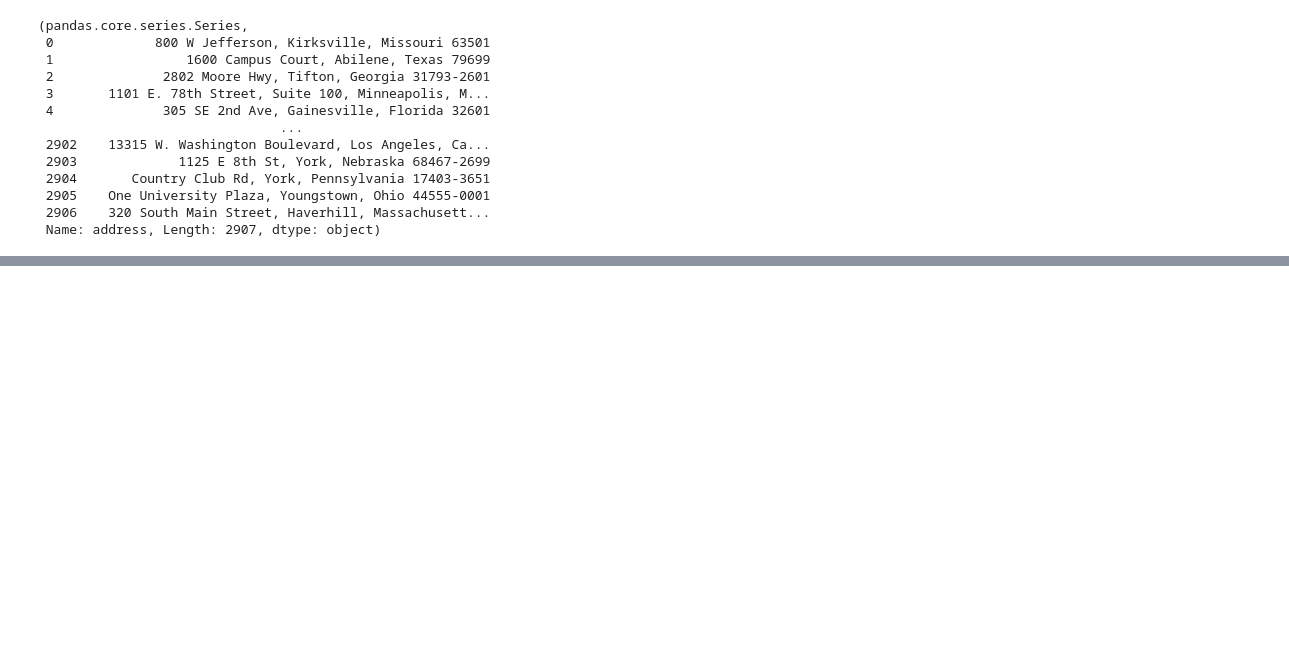
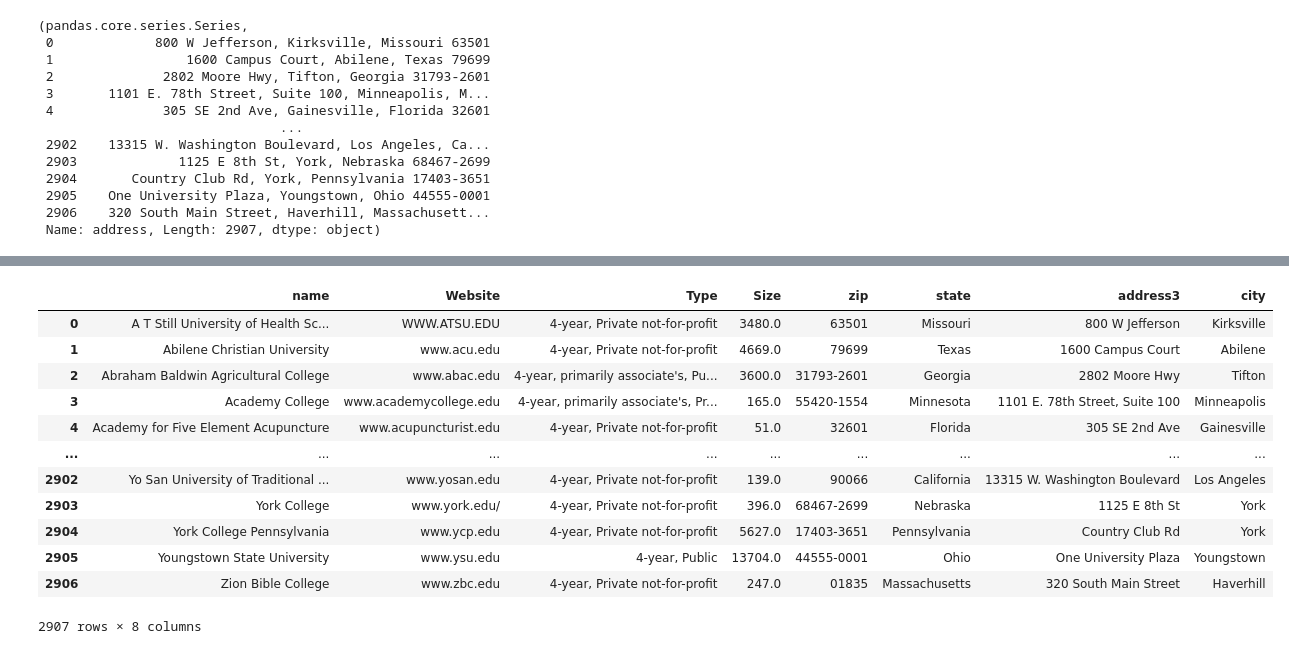
Before and after one commit to nanthalec/INTRO-TO-DATA-ANALYSIS, a Jupyter notebook: university.ipynb, the cells around one changed output, grey strips where cells are left out. Cells and saved outputs as stored; diff of their text form; code cells hidden in the pictures; blank space fills up the shorter version.

```diff
--- a/university.ipynb
+++ b/university.ipynb
@@ -347,0 +304,2 @@ addy_split
+# %%
+university.drop('address', axis=1, inplace=True)
@@ -347,0 +322,4 @@ addy_split
+# %%
+university[['address2','state']] = university['address_'].str.rsplit(', ',1, expand=True)
+# %%
+university.drop('address_', axis=1, inplace=True)
@@ -347,0 +343,17 @@ addy_split
+# %%
+university.drop('address2', axis=1, inplace=True)
+university
+# %% [output]
+|  | name | Website | Type | Size | zip | state | address3 | city |
+| 0 | A T Still University of Health Sc... | WWW.ATSU.EDU | 4-year, Private not-for-profit | 3480.0 | 63501 | Missouri | 800 W Jefferson | Kirksville |
+| 1 | Abilene Christian University | www.acu.edu | 4-year, Private not-for-profit | 4669.0 | 79699 | Texas | 1600 Campus Court | Abilene |
+| 2 | Abraham Baldwin Agricultural College | www.abac.edu | 4-year, primarily associate's, Pu... | 3600.0 | 31793-2601 | Georgia | 2802 Moore Hwy | Tifton |
+| 3 | Academy College | www.academycollege.edu | 4-year, primarily associate's, Pr... | 165.0 | 55420-1554 | Minnesota | 1101 E. 78th Street, Suite 100 | Minneapolis |
+| 4 | Academy for Five Element Acupuncture | www.acupuncturist.edu | 4-year, Private not-for-profit | 51.0 | 32601 | Florida | 305 SE 2nd Ave | Gainesville |
+| ... | ... | ... | ... | ... | ... | ... | ... | ... |
+| 2902 | Yo San University of Traditional ... | www.yosan.edu | 4-year, Private not-for-profit | 139.0 | 90066 | California | 13315 W. Washington Boulevard | Los Angeles |
+| 2903 | York College | www.york.edu/ | 4-year, Private not-for-profit | 396.0 | 68467-2699 | Nebraska | 1125 E 8th St | York |
+| 2904 | York College Pennsylvania | www.ycp.edu | 4-year, Private not-for-profit | 5627.0 | 17403-3651 | Pennsylvania | Country Club Rd | York |
+| 2905 | Youngstown State University | www.ysu.edu | 4-year, Public | 13704.0 | 44555-0001 | Ohio | One University Plaza | Youngstown |
+| 2906 | Zion Bible College | www.zbc.edu | 4-year, Private not-for-profit | 247.0 | 01835 | Massachusetts | 320 South Main Street | Haverhill |
+2907 rows × 8 columns
```
Also changed, not shown: parts of 23 cells of this notebook, 1 other file.
